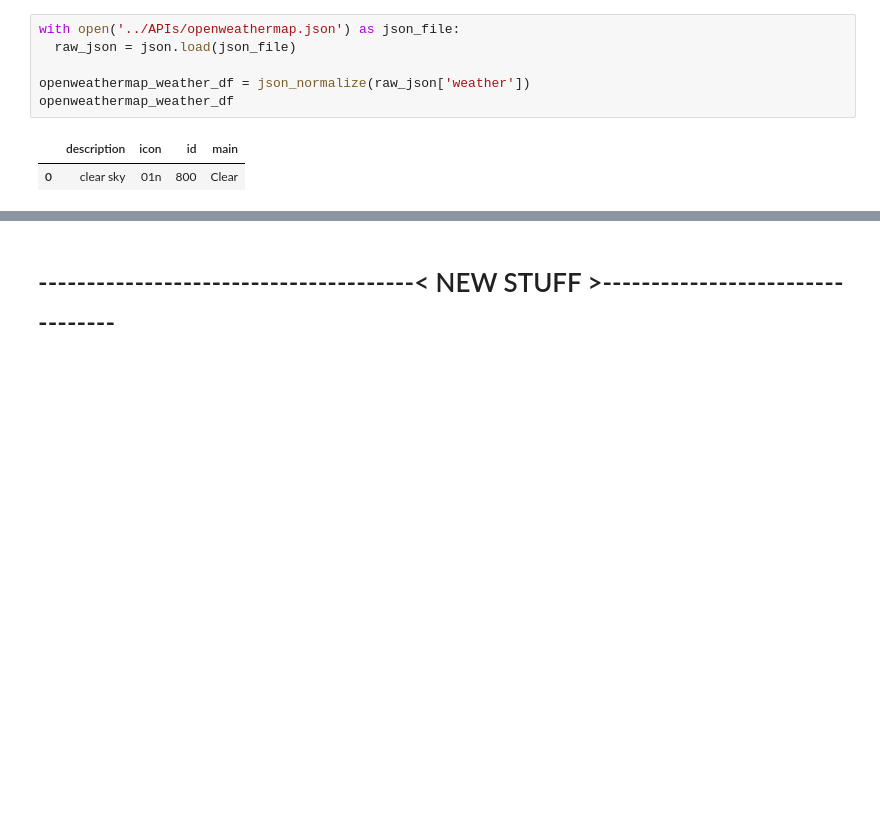
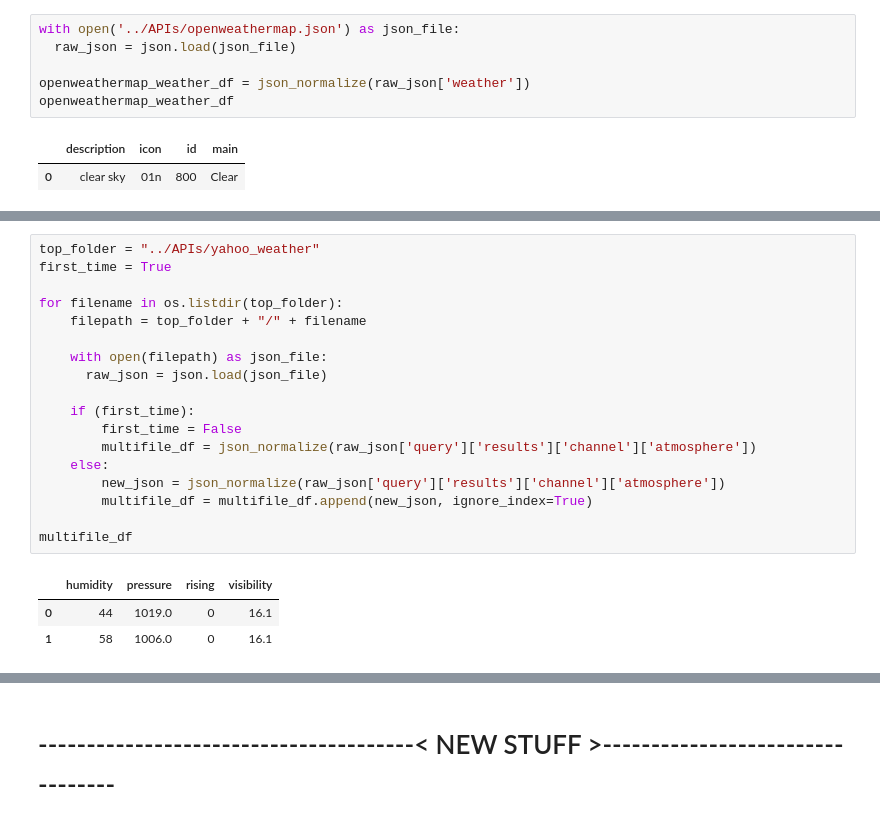
Before and after one commit to Data4Democracy/democratizing_weather_data, a Jupyter notebook: democratizing_weather_data/streaming/prototypes/analyze.ipynb, the cells around one changed output, grey strips where cells are left out. Cells and saved outputs as stored; diff of their text form; blank space fills up the shorter version.

Commit message:
Got the multiple jsons per file working, needs clenaup

```diff
--- a/democratizing_weather_data/streaming/prototypes/analyze.ipynb
+++ b/democratizing_weather_data/streaming/prototypes/analyze.ipynb
@@ -264,0 +286,22 @@ openweathermap_weather_df
+# %%
+top_folder = "../APIs/yahoo_weather"
+first_time = True
+
+for filename in os.listdir(top_folder):
+    filepath = top_folder + "/" + filename
+
+    with open(filepath) as json_file:
+      raw_json = json.load(json_file)
+
+    if (first_time):
+        first_time = False
+        multifile_df = json_normalize(raw_json['query']['results']['channel']['atmosphere'])
+    else:
+        new_json = json_normalize(raw_json['query']['results']['channel']['atmosphere'])
+        multifile_df = multifile_df.append(new_json, ignore_index=True)
+
+multifile_df
+# %% [output]
+|  | humidity | pressure | rising | visibility |
+| 0 | 44 | 1019.0 | 0 | 16.1 |
+| 1 | 58 | 1006.0 | 0 | 16.1 |
```
Also changed, not shown: parts of 24 cells of this notebook.
